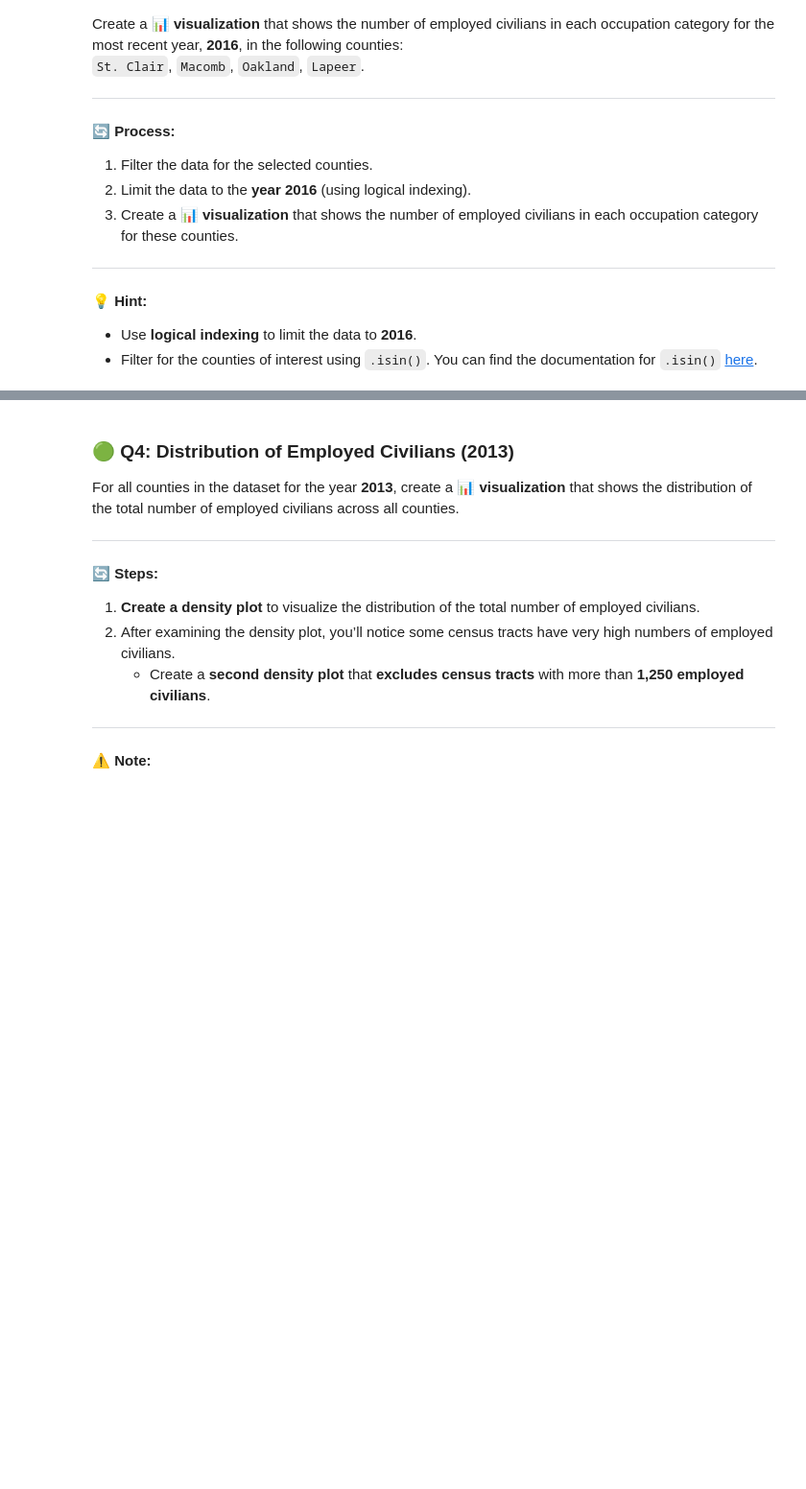
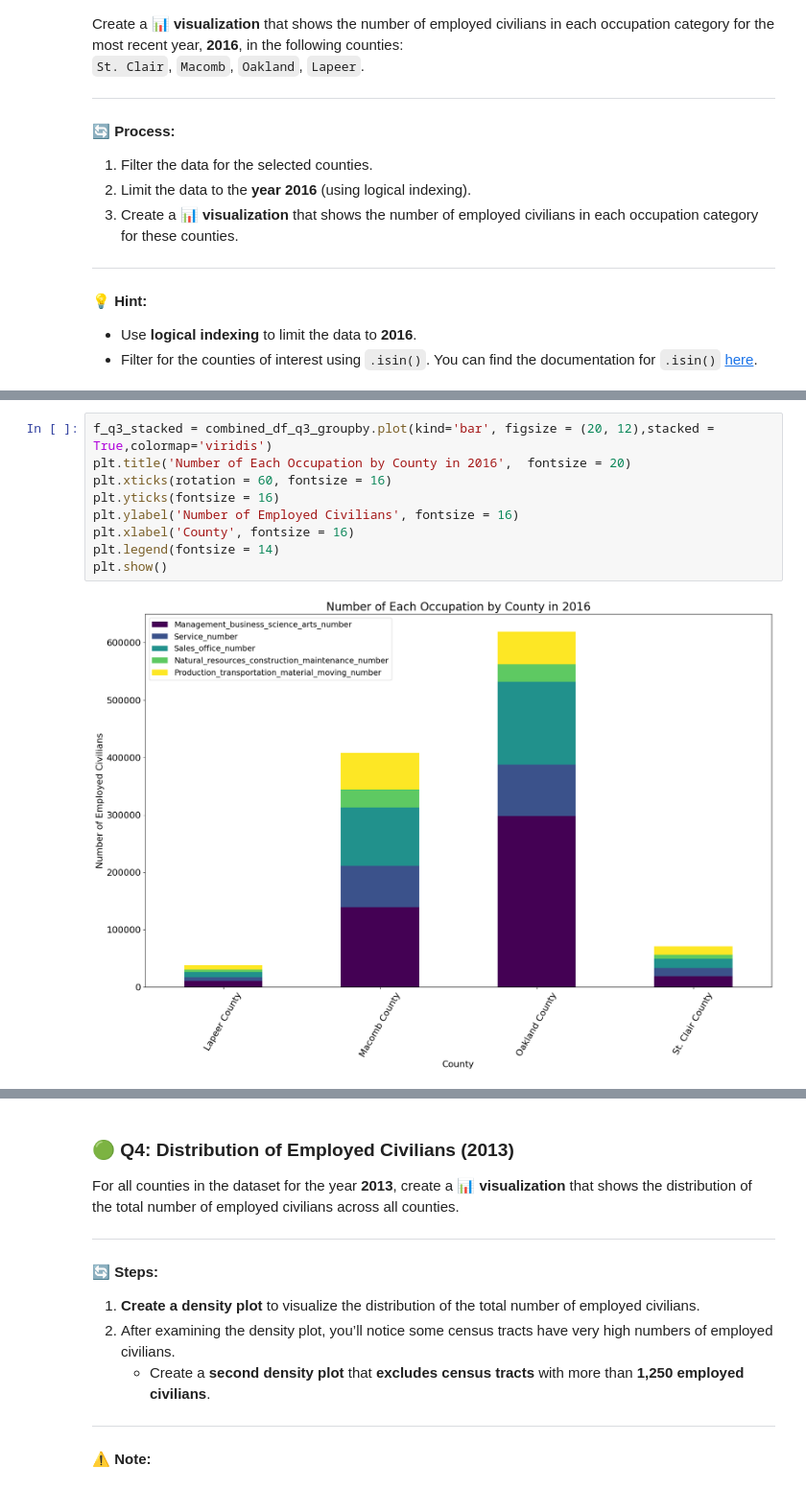
Before and after one commit to Mahanyuu/SI_618_FA_24_Files, a Jupyter notebook: Homework/SI_618_Homework_03.ipynb, the cells around one changed output, grey strips where cells are left out. Shown at 96% size. Saved outputs shown, nothing was run; the diff lists cells and outputs as text; blank space fills up the shorter version.

```diff
--- a/Homework/SI_618_Homework_03.ipynb
+++ b/Homework/SI_618_Homework_03.ipynb
@@ -273,0 +342,11 @@ Create a 📊 **visualization** that shows the number of employed civilians in e
+# %%
+f_q3_stacked = combined_df_q3_groupby.plot(kind='bar', figsize = (20, 12),stacked = True,colormap='viridis')
+plt.title('Number of Each Occupation by County in 2016',  fontsize = 20)
+plt.xticks(rotation = 60, fontsize = 16)
+plt.yticks(fontsize = 16)
+plt.ylabel('Number of Employed Civilians', fontsize = 16)
+plt.xlabel('County', fontsize = 16)
+plt.legend(fontsize = 14)
+plt.show()
+# %% [output]
+[figure, added]
```
Also changed, not shown: parts of 14 cells of this notebook.
